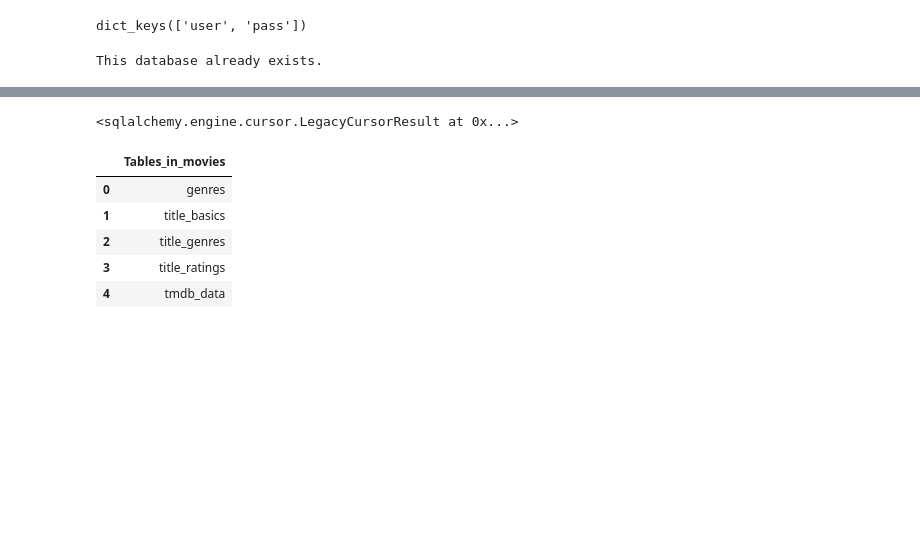
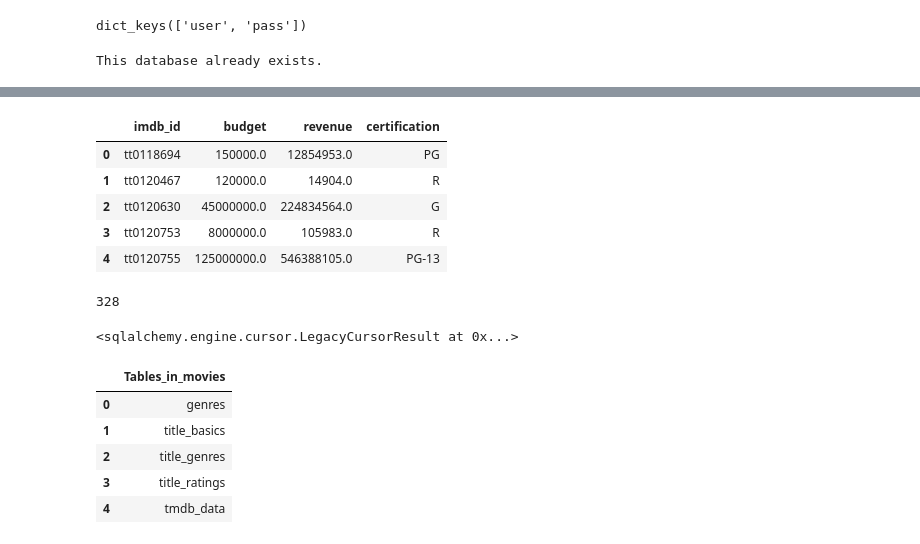
Before and after one commit to AislingGilder85/PT-DATA-Project-3, a Jupyter notebook: Project 3 Part 3 - Movies MySQL database.ipynb, the cells around one changed output, grey strips where cells are left out. Drawn from its saved outputs; the diff is of its cells as text; code cells hidden in the pictures; blank space fills up the shorter version.

```diff
--- a/Project 3 Part 3 - Movies MySQL database.ipynb
+++ b/Project 3 Part 3 - Movies MySQL database.ipynb
@@ -272,0 +318,10 @@ tmdb.to_sql('tmdb_data', engine, dtype=df_schema, if_exists='replace', index=Fal
+# %%
+tmdb = tmdb[['imdb_id','budget','revenue','certification']]
+tmdb.head()
+# %% [output]
+|  | imdb_id | budget | revenue | certification |
+| 0 | tt0118694 | 150000.0 | 12854953.0 | PG |
+| 1 | tt0120467 | 120000.0 | 14904.0 | R |
+| 2 | tt0120630 | 45000000.0 | 224834564.0 | G |
+| 3 | tt0120753 | 8000000.0 | 105983.0 | R |
+| 4 | tt0120755 | 125000000.0 | 546388105.0 | PG-13 |
@@ -273,3 +338,7 @@ tmdb.to_sql('tmdb_data', engine, dtype=df_schema, if_exists='replace', index=Fal
+# %%
+tmdb.to_sql('tmdb_data', engine, dtype=df_schema, if_exists='replace', index=False)
+# %% [output]
+328
 # %%
 #set the primary key columns with sqlalchemy
 engine.execute('ALTER TABLE title_basics ADD PRIMARY KEY (`tconst`);')
```
Also changed, not shown: parts of 14 cells of this notebook.
